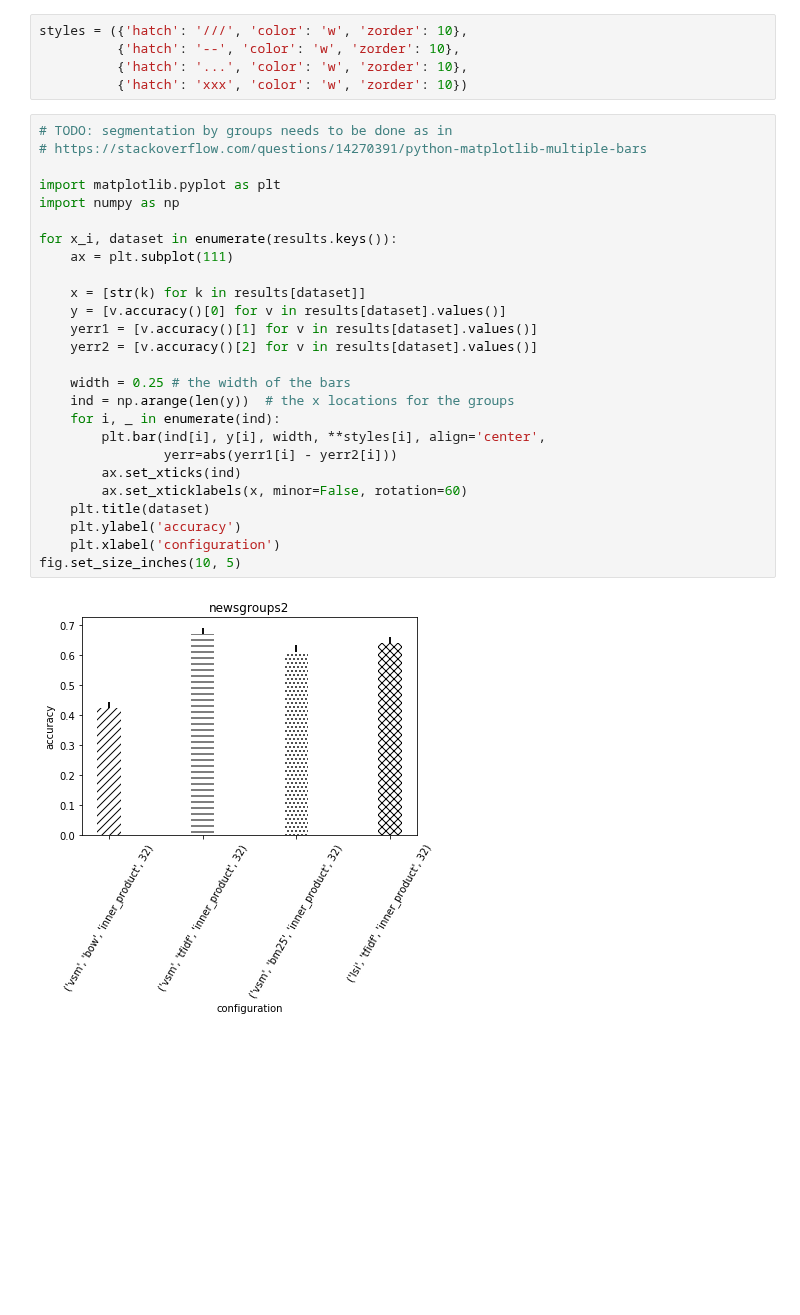
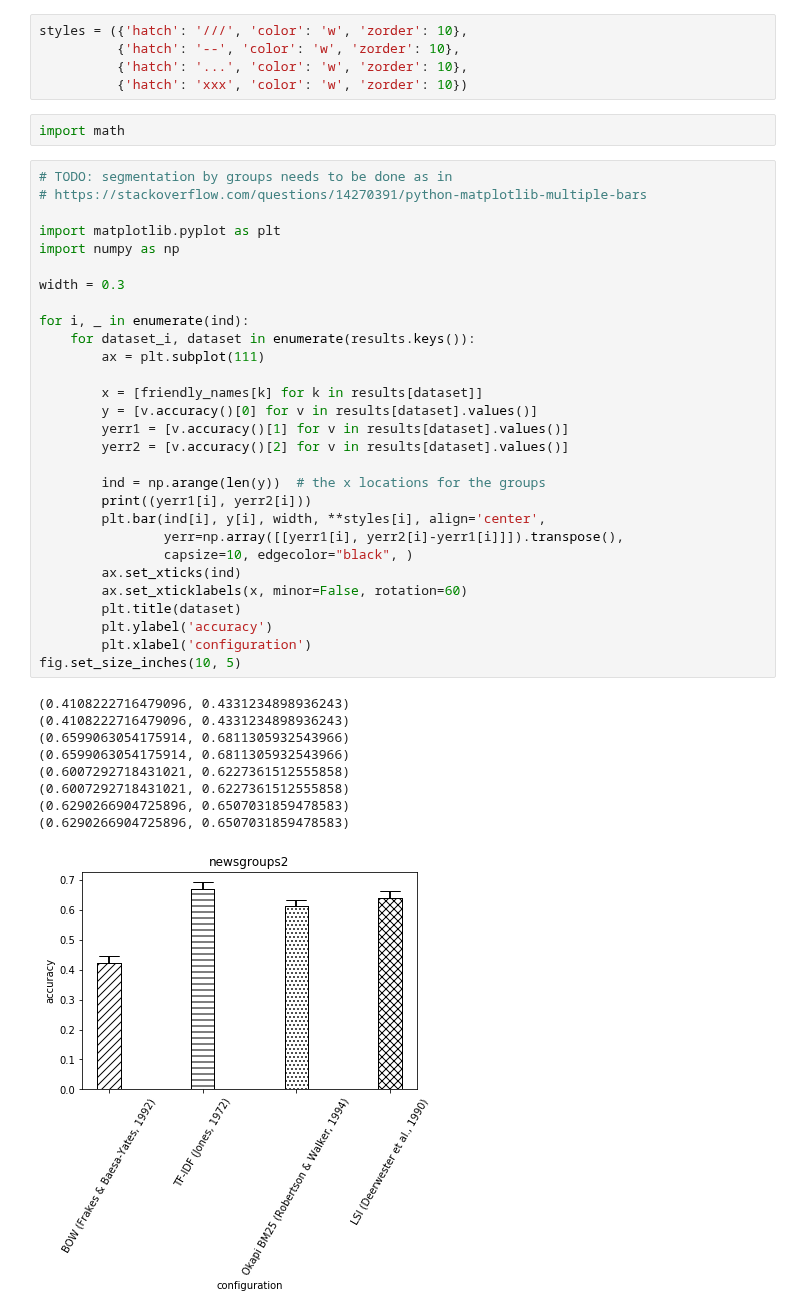
Before and after one commit to MIR-MU/regularized-embeddings, a Jupyter notebook: classification.ipynb, the cells around one changed output. Drawn from its saved outputs; the diff is of its cells as text; blank space fills up the shorter version.

```diff
--- a/classification.ipynb
+++ b/classification.ipynb
@@ -236,31 +236,44 @@ styles = ({'hatch': '///', 'color': 'w', 'zorder': 10},
           {'hatch': '--', 'color': 'w', 'zorder': 10},
           {'hatch': '...', 'color': 'w', 'zorder': 10},
           {'hatch': 'xxx', 'color': 'w', 'zorder': 10})
+# %%
+import math
 # %%
 # TODO: segmentation by groups needs to be done as in
 # https://stackoverflow.com/questions/14270391/python-matplotlib-multiple-bars
 
 import matplotlib.pyplot as plt
 import numpy as np
 
-for x_i, dataset in enumerate(results.keys()):
-    ax = plt.subplot(111)
+width = 0.3
 
-    x = [str(k) for k in results[dataset]]
-    y = [v.accuracy()[0] for v in results[dataset].values()]
-    yerr1 = [v.accuracy()[1] for v in results[dataset].values()]
-    yerr2 = [v.accuracy()[2] for v in results[dataset].values()]
+for i, _ in enumerate(ind):
+    for dataset_i, dataset in enumerate(results.keys()):
+        ax = plt.subplot(111)
 
-    width = 0.25 # the width of the bars
-    ind = np.arange(len(y))  # the x locations for the groups
-    for i, _ in enumerate(ind):
+        x = [friendly_names[k] for k in results[dataset]]
+        y = [v.accuracy()[0] for v in results[dataset].values()]
+        yerr1 = [v.accuracy()[1] for v in results[dataset].values()]
+        yerr2 = [v.accuracy()[2] for v in results[dataset].values()]
+
+        ind = np.arange(len(y))  # the x locations for the groups
+        print((yerr1[i], yerr2[i]))
         plt.bar(ind[i], y[i], width, **styles[i], align='center',
-                yerr=abs(yerr1[i] - yerr2[i]))
+                yerr=np.array([[yerr1[i], yerr2[i]-yerr1[i]]]).transpose(),
+                capsize=10, edgecolor="black", )
         ax.set_xticks(ind)
         ax.set_xticklabels(x, minor=False, rotation=60)
-    plt.title(dataset)
-    plt.ylabel('accuracy')
-    plt.xlabel('configuration')
+        plt.title(dataset)
+        plt.ylabel('accuracy')
+        plt.xlabel('configuration')
 fig.set_size_inches(10, 5)
 # %% [output]
+(0.4108222716479096, 0.4331234898936243)
+(0.4108222716479096, 0.4331234898936243)
+(0.6599063054175914, 0.6811305932543966)
+(0.6599063054175914, 0.6811305932543966)
+(0.6007292718431021, 0.6227361512555858)
+(0.6007292718431021, 0.6227361512555858)
+(0.6290266904725896, 0.6507031859478583)
+(0.6290266904725896, 0.6507031859478583)
-[figure, old version]
+[figure, new version]
```
Also changed, not shown: parts of 4 cells of this notebook.
